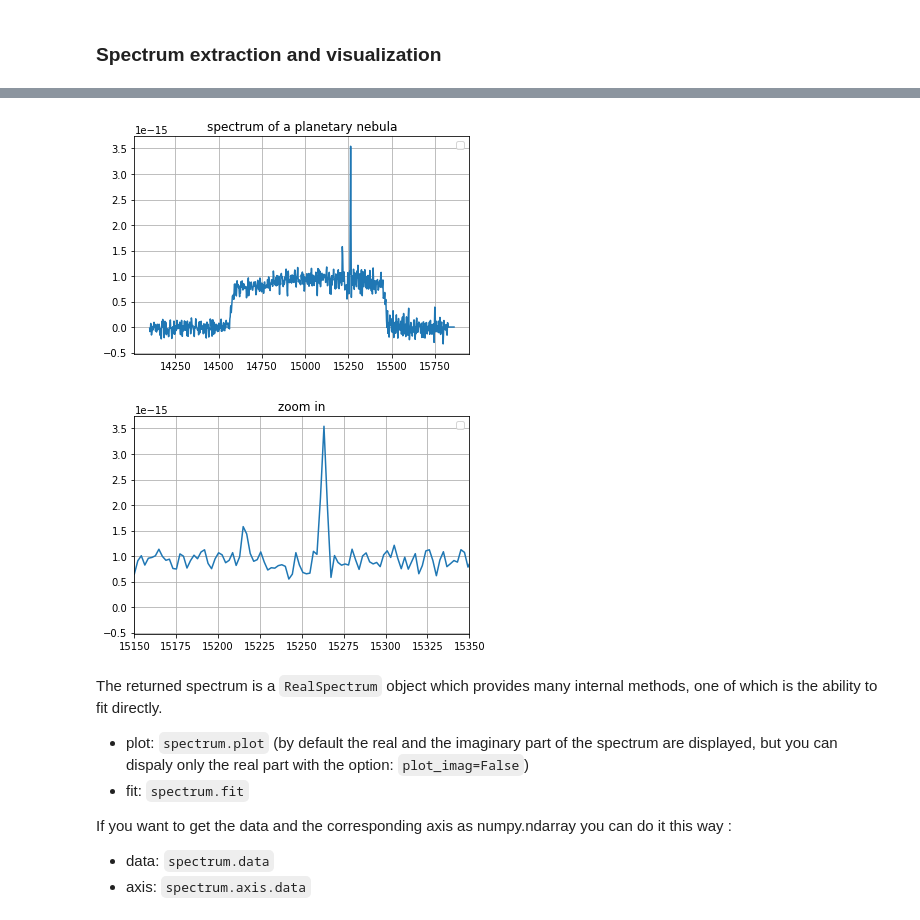
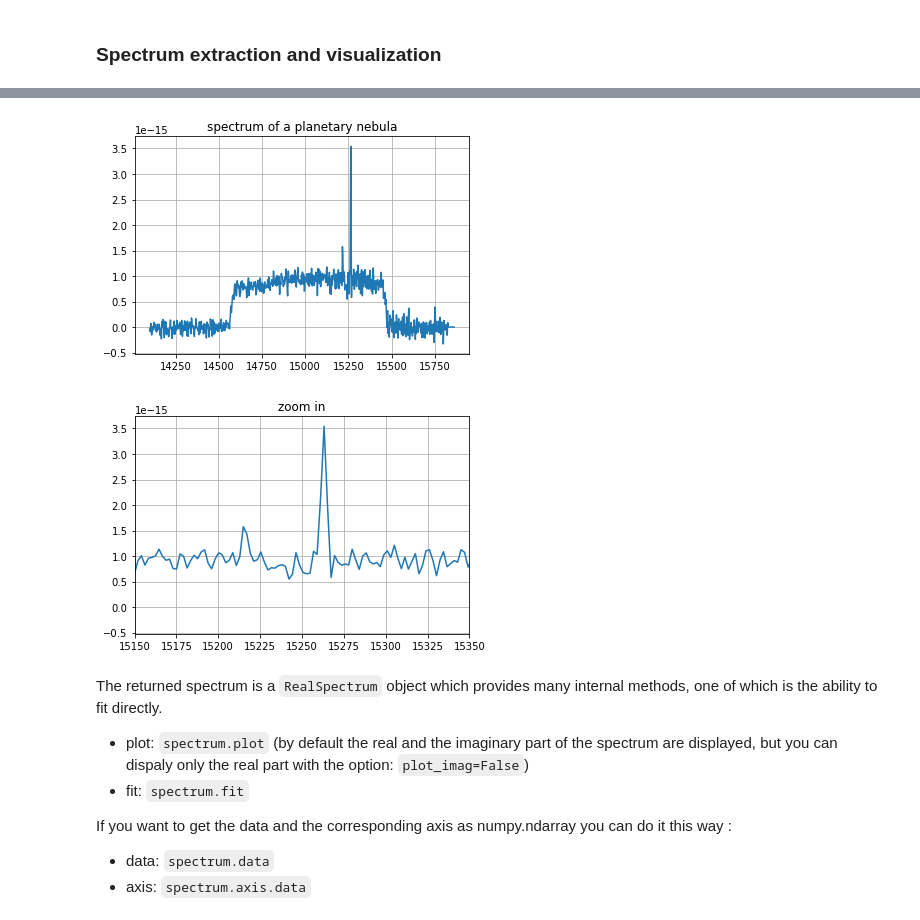
Before and after one commit to thomasorb/orcs, a Jupyter notebook: docs/getting_started.ipynb, the cells around one changed output, grey strips where cells are left out. Drawn from its saved outputs; the diff is of its cells as text; code cells hidden in the pictures.

```diff
--- a/docs/getting_started.ipynb
+++ b/docs/getting_started.ipynb
@@ -47,14 +34,12 @@ deep.to_fits('M31_SN3.deep_frame.fits') # if you want to exampine it your way (e
 # extract and plot a spectrum at x=919 y=893 integrated over a radius of 2 pixels
 spectrum = cube.get_spectrum(919, 893, 2) # option mean_flux
 spectrum.plot(plot_real=True)
-pl.legend()
 pl.grid()
 pl.title('spectrum of a planetary nebula')
 
 pl.figure()
 spectrum.plot(plot_real=True)
 pl.xlim((15150, 15350))
-pl.legend()
 pl.title('zoom in')
 pl.grid()
 # %% [output]
@@ -63,4 +46,4 @@ pl.grid()
-[figure, old version]
+[figure, new version]
 [figure]
 # %% [markdown]
 The returned spectrum is a `RealSpectrum` object which provides many internal methods, one of which is the ability to fit directly.
```
Also changed, not shown: parts of 9 cells of this notebook, 5 other files.
